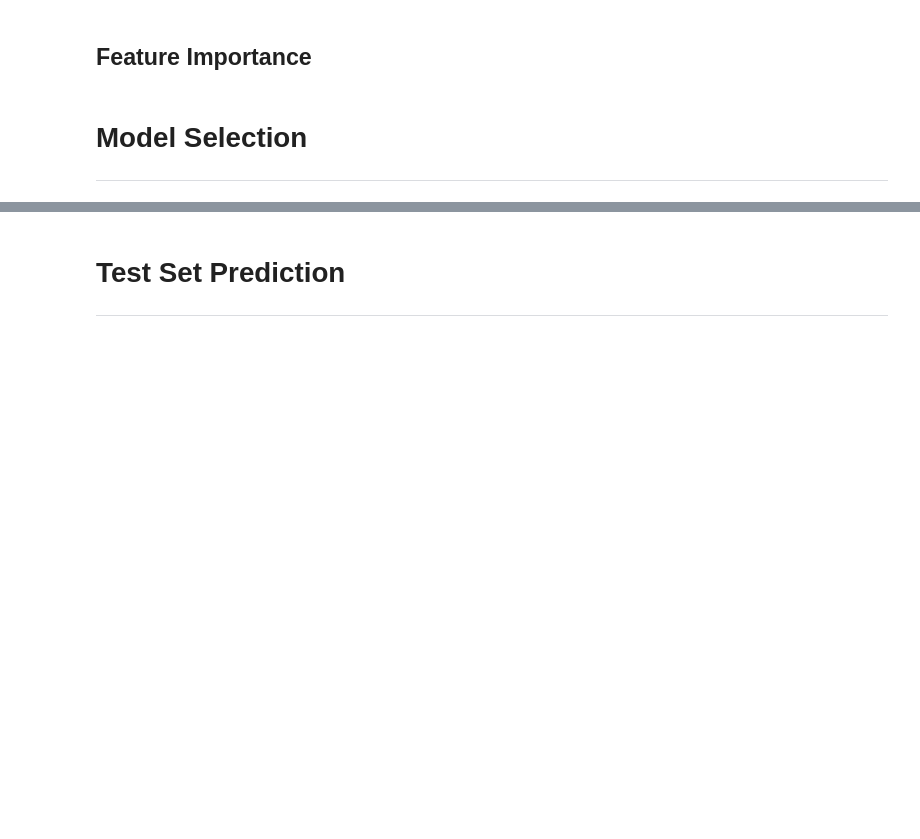
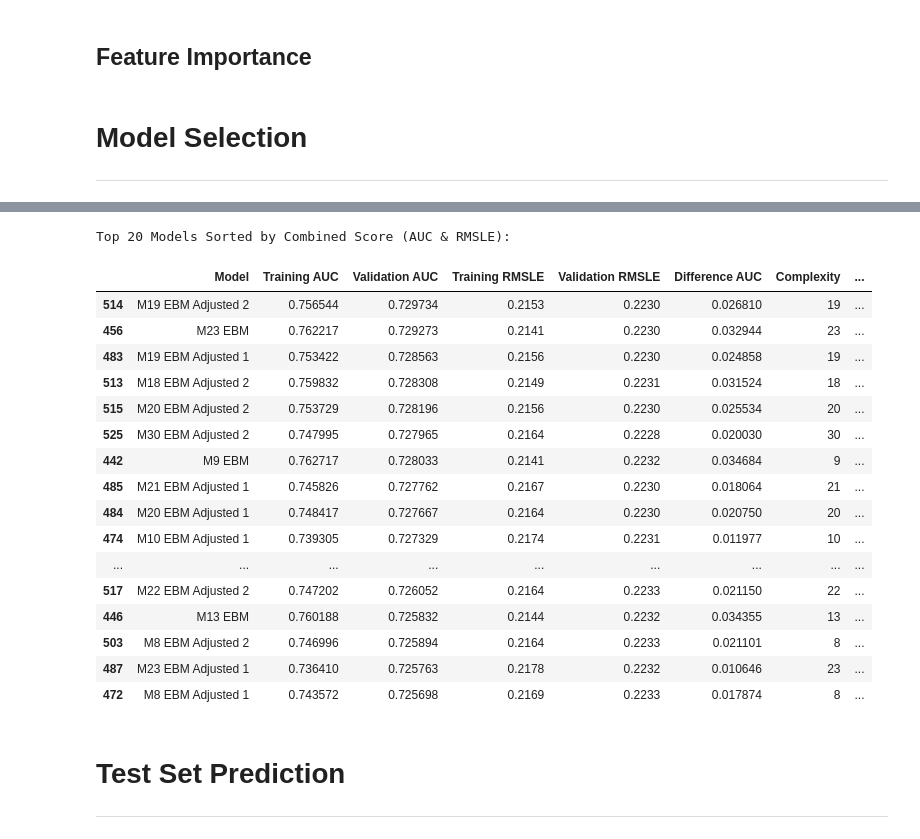
Before and after one commit to Iandrewburg/Data_Science, a Jupyter notebook: Data_Science_2/Assignments/Take_Home_Final/brandenburg_kaggle.ipynb, the cells around one changed output, grey strips where cells are left out. Drawn from its saved outputs; the diff is of its cells as text; code cells hidden in the pictures; blank space fills up the shorter version.

```diff
--- a/Data_Science_2/Assignments/Take_Home_Final/brandenburg_kaggle.ipynb
+++ b/Data_Science_2/Assignments/Take_Home_Final/brandenburg_kaggle.ipynb
@@ -1578,18 +2396,37 @@ top_20_models_rmsle
 # %%
 # Normalize RMSLE (assuming lower is better and to align with AUC's higher is better)
 max_rmsle = results_df['Validation RMSLE'].max()
 results_df['Normalized RMSLE'] = 1 - (results_df['Validation RMSLE'] / max_rmsle)
 
 # Simple combined score (example: 70% weight on AUC, 30% weight on Normalized RMSLE)
 results_df['Combined Score'] = 0.7 * results_df['Validation AUC'] + 0.3 * results_df['Normalized RMSLE']
 
 # Sort by combined score (descending)
 sorted_by_combined_score_df = results_df.sort_values(by='Combined Score', ascending=False)
 
 # Get the top 20 models based on the combined score
-top_20_models_combined = sorted_by_combined_score_df.head(20)
+top_20_models_combined = sorted_by_combined_score_df.head(40)
 print("Top 20 Models Sorted by Combined Score (AUC & RMSLE):")
 top_20_models_combined
+# %% [output]
+Top 20 Models Sorted by Combined Score (AUC & RMSLE):
+|  | Model | Training AUC | Validation AUC | Training RMSLE | Validation RMSLE | Difference AUC | Complexity | ... |
+| 514 | M19 EBM Adjusted 2 | 0.756544 | 0.729734 | 0.2153 | 0.2230 | 0.026810 | 19 | ... |
+| 456 | M23 EBM | 0.762217 | 0.729273 | 0.2141 | 0.2230 | 0.032944 | 23 | ... |
+| 483 | M19 EBM Adjusted 1 | 0.753422 | 0.728563 | 0.2156 | 0.2230 | 0.024858 | 19 | ... |
+| 513 | M18 EBM Adjusted 2 | 0.759832 | 0.728308 | 0.2149 | 0.2231 | 0.031524 | 18 | ... |
+| 515 | M20 EBM Adjusted 2 | 0.753729 | 0.728196 | 0.2156 | 0.2230 | 0.025534 | 20 | ... |
+| 525 | M30 EBM Adjusted 2 | 0.747995 | 0.727965 | 0.2164 | 0.2228 | 0.020030 | 30 | ... |
+| 442 | M9 EBM | 0.762717 | 0.728033 | 0.2141 | 0.2232 | 0.034684 | 9 | ... |
+| 485 | M21 EBM Adjusted 1 | 0.745826 | 0.727762 | 0.2167 | 0.2230 | 0.018064 | 21 | ... |
+| 484 | M20 EBM Adjusted 1 | 0.748417 | 0.727667 | 0.2164 | 0.2230 | 0.020750 | 20 | ... |
+| 474 | M10 EBM Adjusted 1 | 0.739305 | 0.727329 | 0.2174 | 0.2231 | 0.011977 | 10 | ... |
+| ... | ... | ... | ... | ... | ... | ... | ... | ... |
+| 517 | M22 EBM Adjusted 2 | 0.747202 | 0.726052 | 0.2164 | 0.2233 | 0.021150 | 22 | ... |
+| 446 | M13 EBM | 0.760188 | 0.725832 | 0.2144 | 0.2232 | 0.034355 | 13 | ... |
+| 503 | M8 EBM Adjusted 2 | 0.746996 | 0.725894 | 0.2164 | 0.2233 | 0.021101 | 8 | ... |
+| 487 | M23 EBM Adjusted 1 | 0.736410 | 0.725763 | 0.2178 | 0.2232 | 0.010646 | 23 | ... |
+| 472 | M8 EBM Adjusted 1 | 0.743572 | 0.725698 | 0.2169 | 0.2233 | 0.017874 | 8 | ... |
 # %% [markdown]
 # Test Set Prediction
 ---
```
Also changed, not shown: parts of 50 cells of this notebook, 39 other files.
